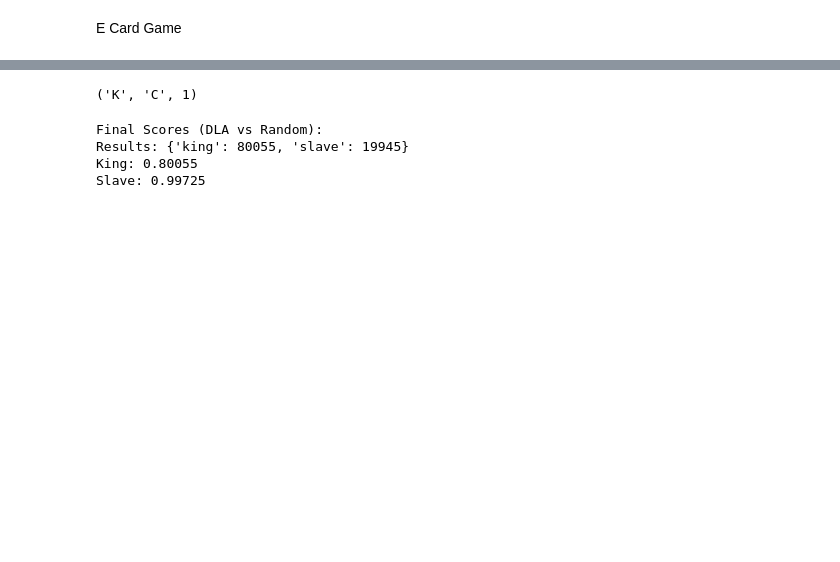
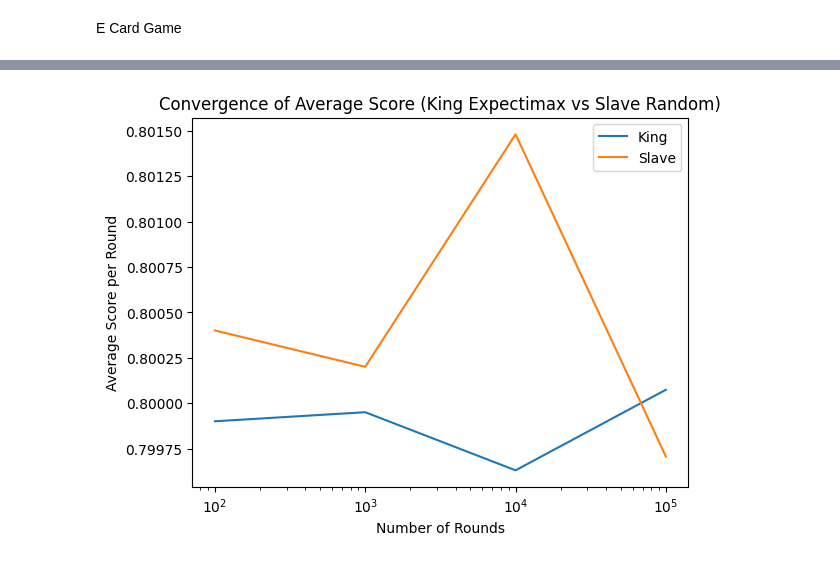
Before and after one commit to masamune-prog/E-card, a Jupyter notebook: simulation.ipynb, the cells around one changed output, grey strips where cells are left out. Drawn from its saved outputs; the diff is of its cells as text; code cells hidden in the pictures; blank space fills up the shorter version.

```diff
--- a/simulation.ipynb
+++ b/simulation.ipynb
@@ -203,36 +185,0 @@ def dla_policy(hand, opponent_hand):
-# %%
-king = Player("king",king_deck,dla_policy)
-slave = Player("slave",slave_deck,random_policy)
-round = Round(king,slave)
-round.play_round()
-# %% [output]
-('K', 'C', 1)
-# %%
-#implement the dla policy for the king
-king = Player("king", king_deck, dla_policy)
-slave = Player("slave", slave_deck, random_policy)
-round = Round(king, slave)
-
-n_rounds = 100000
-king.reset_score()
-slave.reset_score()
-results = {king: 0, slave: 0}
-
-for i in range(n_rounds):
-    winner = round.play_round()
-    if winner[2] == 1:
-        king.score += 1
-        results[king] += 1
-    elif winner[2] == -1:
-        slave.score += 5
-        results[slave] += 1
-
-print("Final Scores (DLA vs Random):")
-print("Results:", {player.name: count for player, count in results.items()})
-print("King:", king.score/n_rounds)
-print("Slave:", slave.score/n_rounds)
-# %% [output]
-Final Scores (DLA vs Random):
-Results: {'king': 80055, 'slave': 19945}
-King: 0.80055
-Slave: 0.99725
@@ -238,0 +360,12 @@ Slave: 0.99725
+# %%
+comparison = PolicyComparison(
+    king_policy=expectimax_policy,
+    slave_policy=random_policy,
+    king_name="Expectimax",
+    slave_name="Random"
+)
+
+# Run simulation
+comparison.run_simulation()
+# %% [output]
+[figure, added]
```
Also changed, not shown: parts of 37 cells of this notebook, 3 other files.
